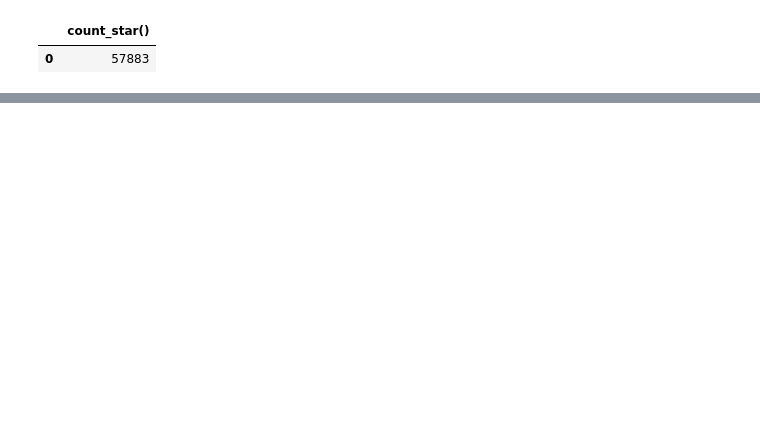
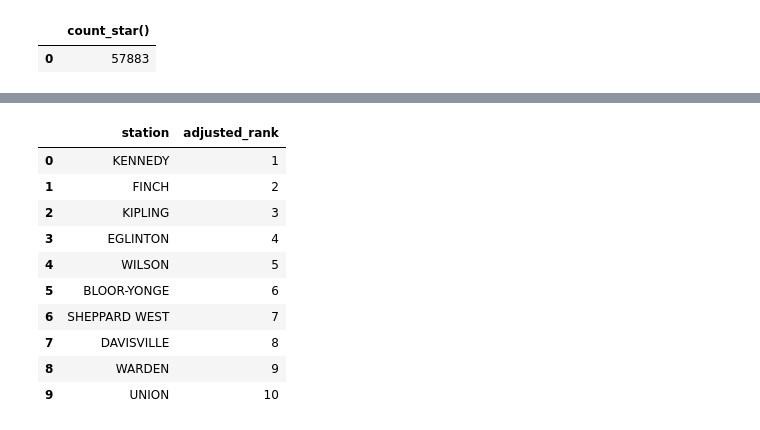
Before and after one commit to DevAwol/TTCdelay, a Jupyter notebook: explore.ipynb, the cells around one changed output, grey strips where cells are left out. Cells and saved outputs as stored; diff of their text form; code cells hidden in the pictures; blank space fills up the shorter version.

```diff
--- a/explore.ipynb
+++ b/explore.ipynb
@@ -423,0 +577,18 @@ WHERE "Min Gap" > 0
+# %%
+con.sql("""
+SELECT station, adjusted_rank FROM station_unreliability
+ORDER BY adjusted_rank ASC
+LIMIT 10
+""").df()
+# %% [output]
+|  | station | adjusted_rank |
+| 0 | KENNEDY | 1 |
+| 1 | FINCH | 2 |
+| 2 | KIPLING | 3 |
+| 3 | EGLINTON | 4 |
+| 4 | WILSON | 5 |
+| 5 | BLOOR-YONGE | 6 |
+| 6 | SHEPPARD WEST | 7 |
+| 7 | DAVISVILLE | 8 |
+| 8 | WARDEN | 9 |
+| 9 | UNION | 10 |
```
Also changed, not shown: parts of 13 cells of this notebook, 1 other file.
